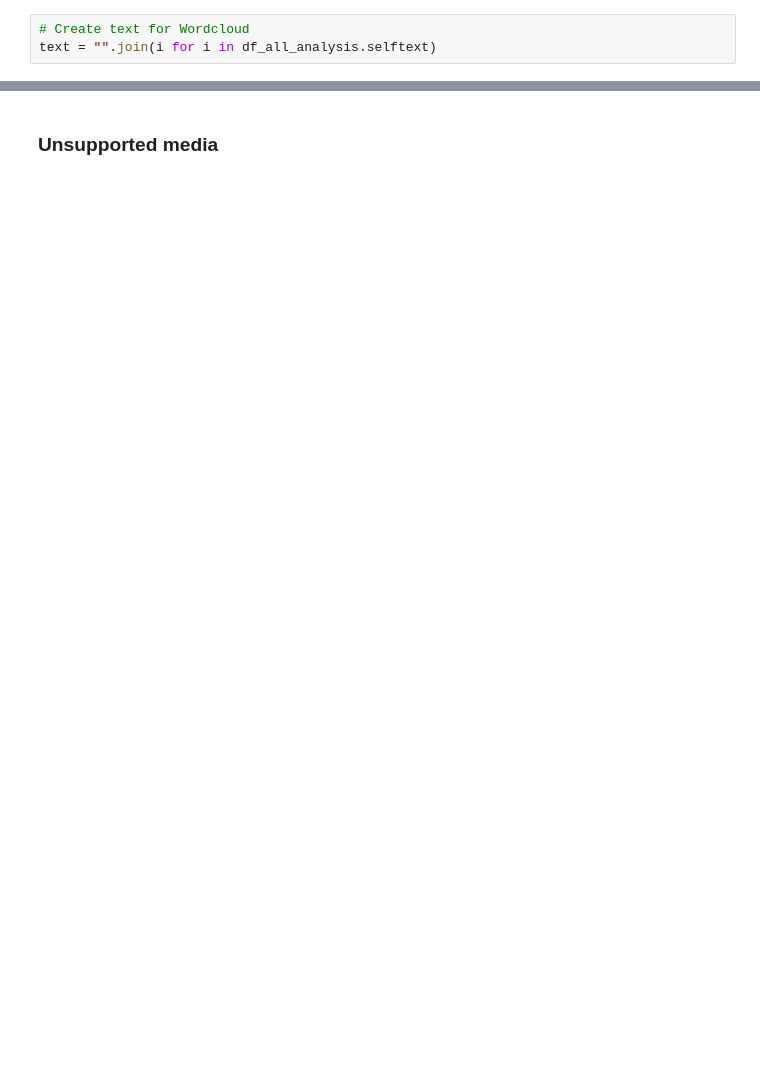
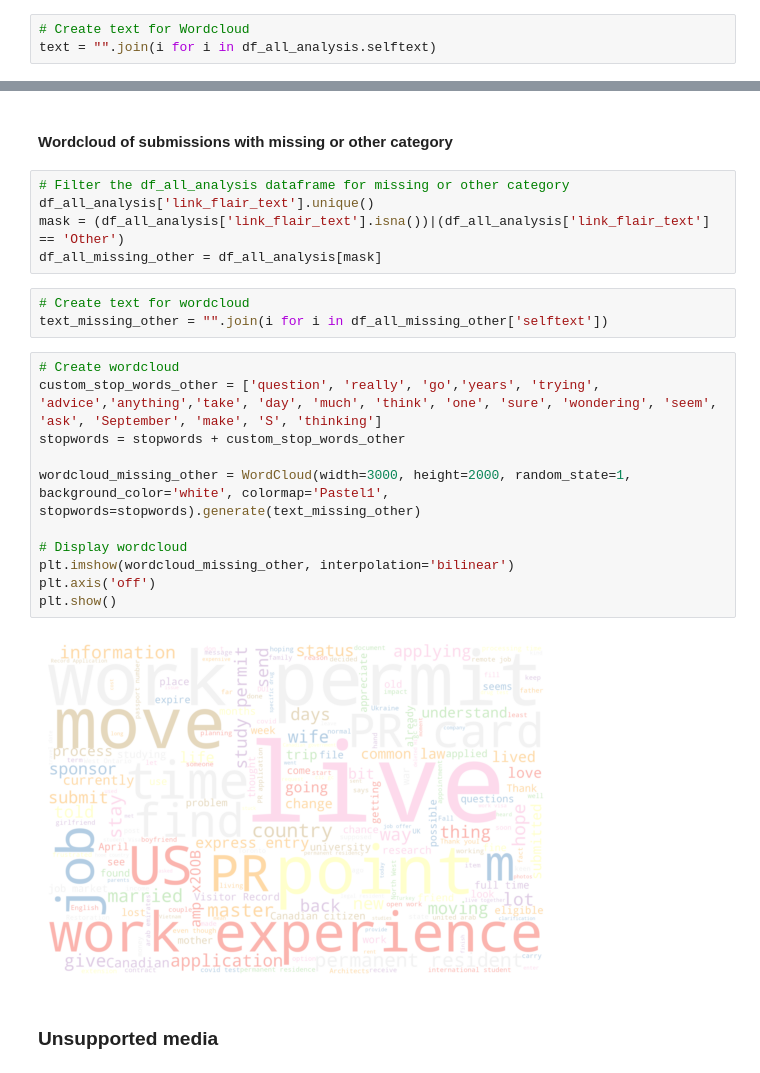
Before and after one commit to ngocmphan/reddit_immigration, a Jupyter notebook: Immigration_Canada_Analysis.ipynb, the cells around one changed output, grey strips where cells are left out. Cells and saved outputs as stored; diff of their text form; blank space fills up the shorter version.

Commit message:
Adjusted Wordcloud for Other&Missing category

```diff
--- a/Immigration_Canada_Analysis.ipynb
+++ b/Immigration_Canada_Analysis.ipynb
@@ -177,2 +162,25 @@ wordcloud = WordCloud(width=3000, height=2000, random_state=1, background_color=
+# %% [markdown]
+#### Wordcloud of submissions with missing or other category
+# %%
+# Filter the df_all_analysis dataframe for missing or other category
+df_all_analysis['link_flair_text'].unique()
+mask = (df_all_analysis['link_flair_text'].isna())|(df_all_analysis['link_flair_text'] == 'Other')
+df_all_missing_other = df_all_analysis[mask]
+# %%
+# Create text for wordcloud
+text_missing_other = "".join(i for i in df_all_missing_other['selftext'])
+# %%
+# Create wordcloud
+custom_stop_words_other = ['question', 'really', 'go','years', 'trying', 'advice','anything','take', 'day', 'much', 'think', 'one', 'sure', 'wondering', 'seem', 'ask', 'September', 'make', 'S', 'thinking']
+stopwords = stopwords + custom_stop_words_other
+
+wordcloud_missing_other = WordCloud(width=3000, height=2000, random_state=1, background_color='white', colormap='Pastel1', stopwords=stopwords).generate(text_missing_other)
+
+# Display wordcloud
+plt.imshow(wordcloud_missing_other, interpolation='bilinear')
+plt.axis('off')
+plt.show()
+# %% [output]
+[figure, added]
 # %% [markdown]
 ### Unsupported media
```
Also changed, not shown: parts of 8 cells of this notebook.
